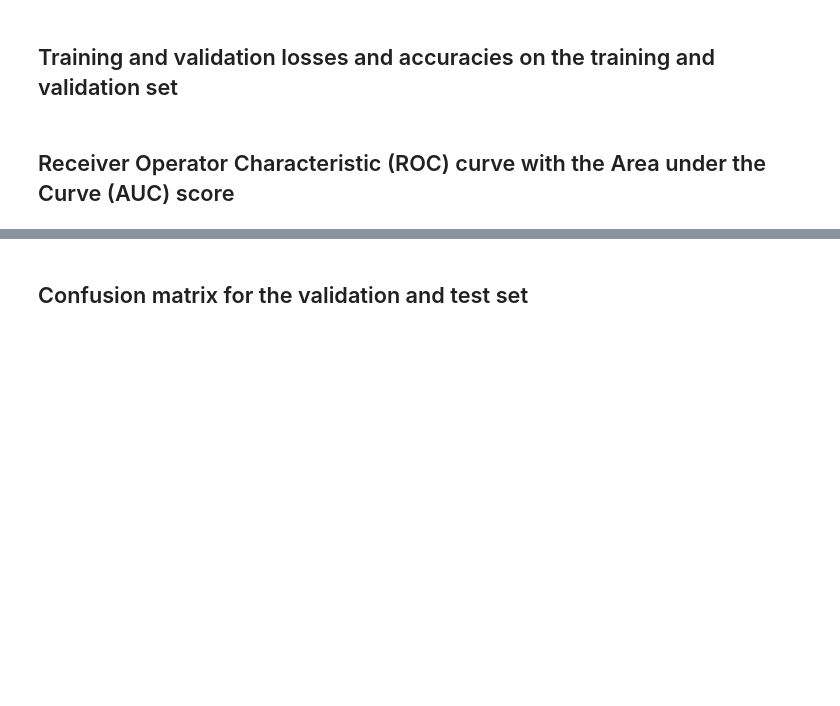
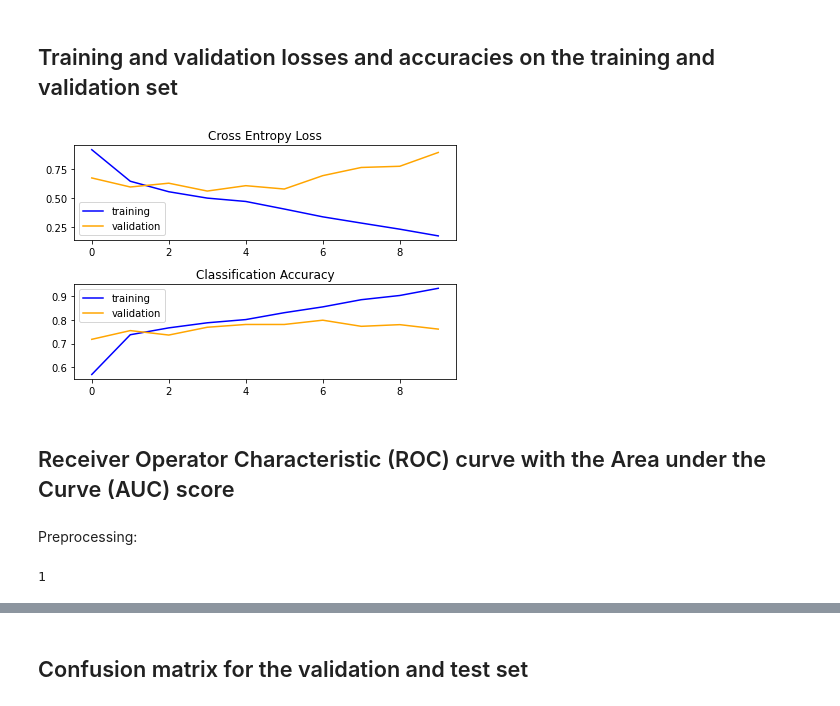
Before and after one commit to AleFax99/DeepLearning_GroupProject, a Jupyter notebook: DL_Assignment_baseline_2__IN_USE.ipynb, the cells around one changed output, grey strips where cells are left out. Drawn from its saved outputs; the diff is of its cells as text; code cells hidden in the pictures; blank space fills up the shorter version.

```diff
--- a/DL_Assignment_baseline_2__IN_USE.ipynb
+++ b/DL_Assignment_baseline_2__IN_USE.ipynb
@@ -324,3 +346,25 @@ test_loss, test_acc = model.evaluate(X_test, y_test)
 # Plots
 # %% [markdown]
 ## Training and validation losses and accuracies on the training and validation set
+# %%
+from matplotlib import pyplot as plt
+
+def summarize_diagnostics(history):
+  # Loss Function
+  plt.subplot(211)
+  plt.title('Cross Entropy Loss')
+  plt.plot(history.history['loss'], color='blue', label='train')
+  plt.plot(history.history['val_loss'], color='orange', label='test')
+  plt.legend(['training', 'validation'])
+  # Accuracy Score
+  plt.subplot(212)
+  plt.title('Classification Accuracy')
+  plt.plot(history.history['accuracy'], color='blue', label='train')
+  plt.plot(history.history['val_accuracy'], color='orange', label='test')
+  plt.legend(['training', 'validation'])
+  plt.tight_layout()
+  plt.show()
+# %%
+summarize_diagnostics(history)
+# %% [output]
+[figure, added]
@@ -327,2 +387,10 @@ test_loss, test_acc = model.evaluate(X_test, y_test)
 # %% [markdown]
 ## Receiver Operator Characteristic (ROC) curve with the Area under the Curve (AUC) score
+# %% [markdown]
+Preprocessing:
+# %%
+class_of_interest = "COVID-19"
+class_id = np.flatnonzero(le.classes_ == class_of_interest)[0]
+class_id
+# %% [output]
+1
```
Also changed, not shown: parts of 18 cells of this notebook.
